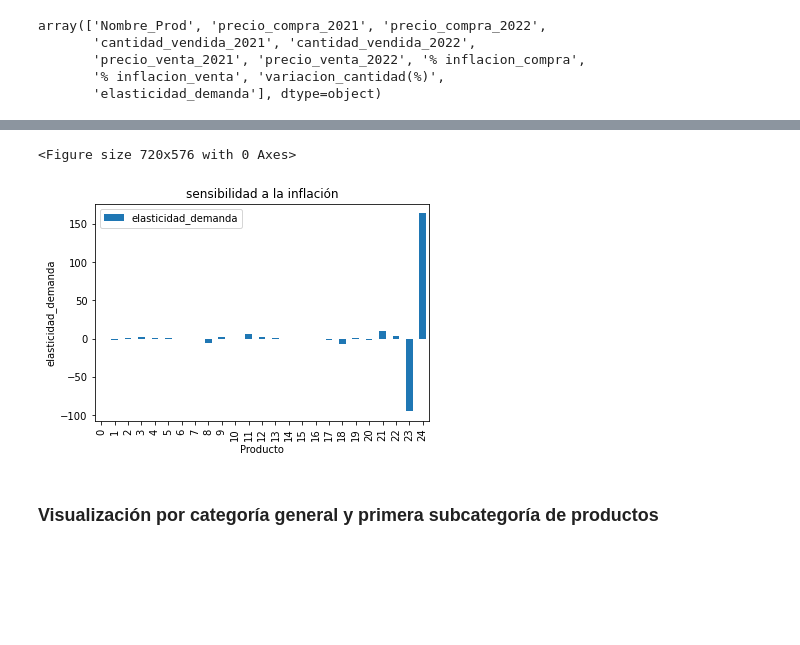
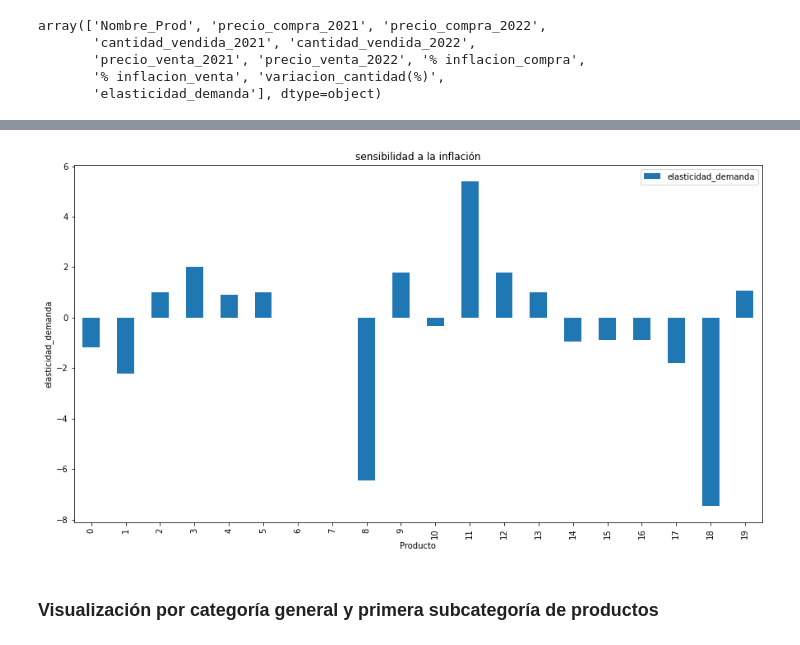
Before and after one commit to Factoria-F5-AI-Bootcamp-1-Edicion/Proyecto_Osa, a Jupyter notebook: EDA_ la_Osa.ipynb, the cells around one changed output, grey strips where cells are left out. Drawn from its saved outputs; the diff is of its cells as text; code cells hidden in the pictures; blank space fills up the shorter version.

```diff
--- a/EDA_ la_Osa.ipynb
+++ b/EDA_ la_Osa.ipynb
@@ -571,15 +607,16 @@ Name: cantidad_vendida_2022, dtype: float64
 # %%
-plt.figure(figsize=(10, 8))
+
 sensibilidad_demanda = Osa_inflation[['Nombre_Prod','elasticidad_demanda']]
-sensi_demanda = sensibilidad_demanda.head(25)
-sensi_demanda.plot(kind='bar')
+sensi_demanda = sensibilidad_demanda.head(20)
+#plt.figure(figsize=(15, 8))
+sensi_demanda.plot(kind='bar', figsize=(15, 8))
+
 plt.xlabel('Producto')
 plt.ylabel('elasticidad_demanda')
 plt.title('sensibilidad a la inflación')
 plt.show()
 # %% [output]
-<Figure size 720x576 with 0 Axes>
-[figure, old version]
+[figure, new version]
 # %% [markdown]
 ### Visualización por categoría general y primera subcategoría de productos
 # %%
```
Also changed, not shown: parts of 21 cells of this notebook, 1 other file.
